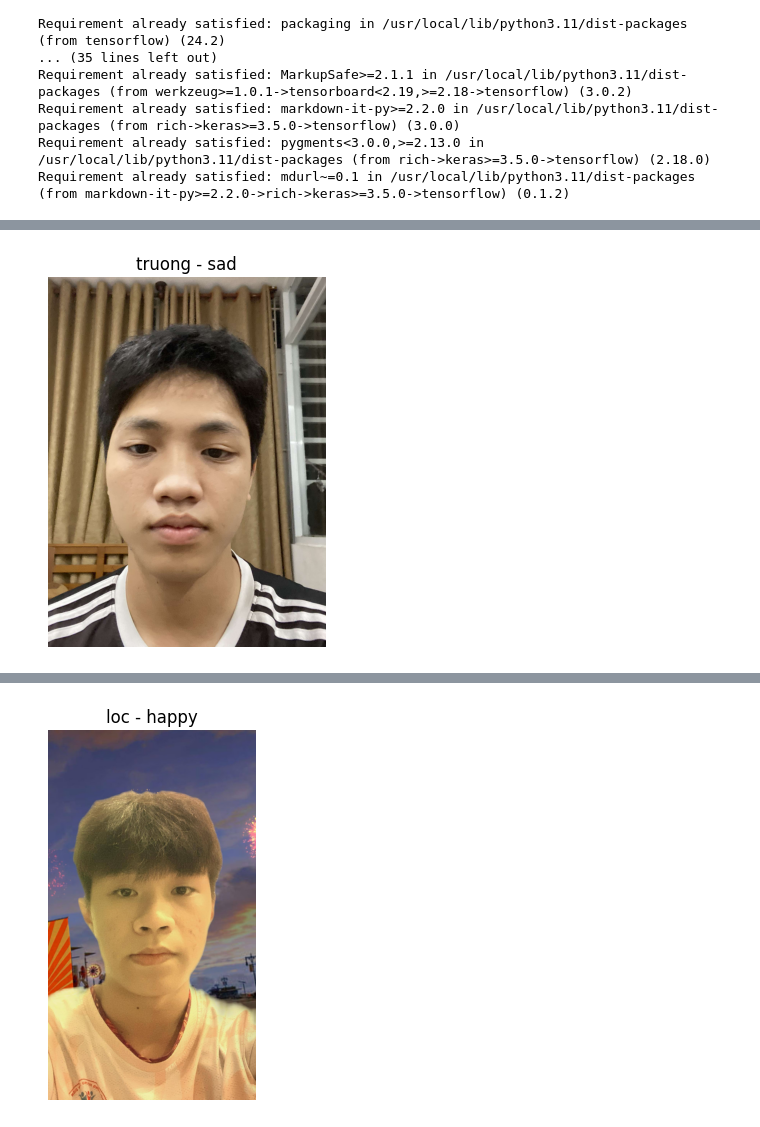
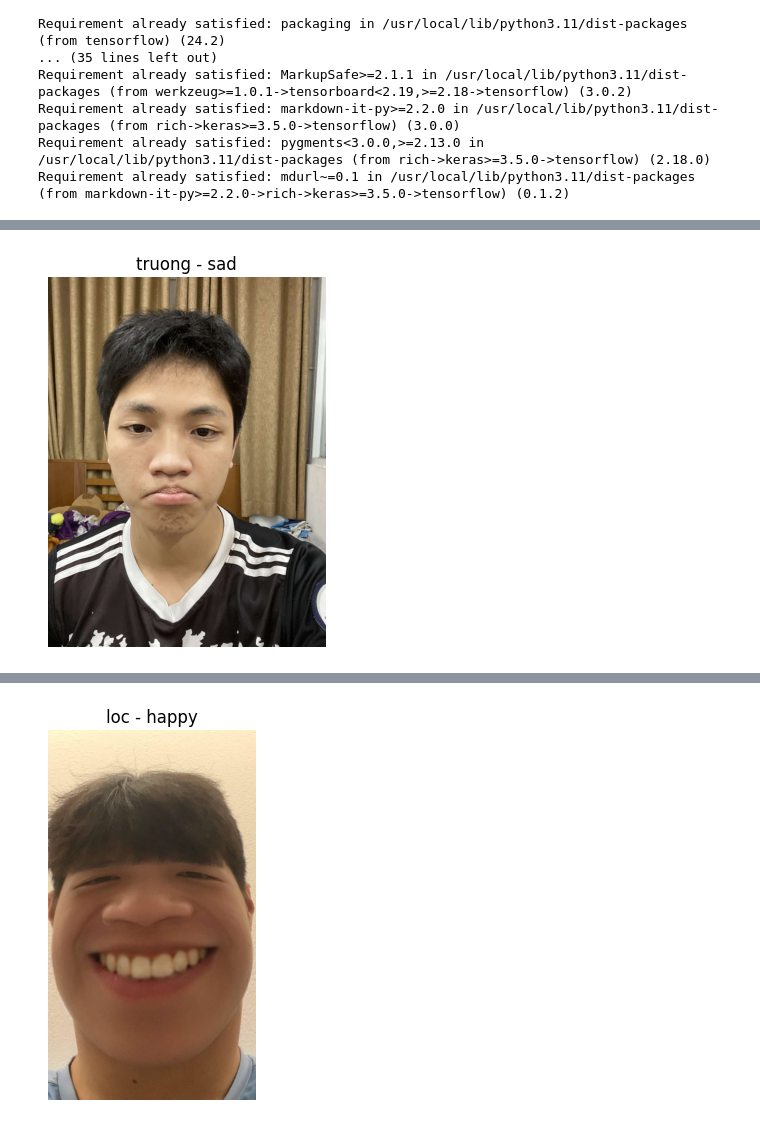
Before and after one commit to TQT2203/btvn, a Jupyter notebook: BTVN_AI.ipynb, the cells around one changed output, grey strips where cells are left out. Cells and saved outputs as stored; diff of their text form; code cells hidden in the pictures.

```diff
--- a/BTVN_AI.ipynb
+++ b/BTVN_AI.ipynb
@@ -105,11 +105,11 @@ def create_cnn(input_shape, num_classes):
 IMG_SIZE = 100
 
 print("🚀 Huấn luyện nhận diện người...")
-X_p, y_p, label_map_person, num_classes_person = load_dataset("/content/dataset/dataset_person", IMG_SIZE)
+X_p, y_p, label_map_person, num_classes_person = load_dataset("/content/dataset (1)/dataset_person", IMG_SIZE)
 X_train_p, X_test_p, y_train_p, y_test_p = train_test_split(X_p, y_p, test_size=0.2, random_state=42)
 
 model_person = create_cnn((IMG_SIZE, IMG_SIZE, 1), num_classes_person)
-model_person.fit(X_train_p, y_train_p, epochs=60, validation_data=(X_test_p, y_test_p))
+model_person.fit(X_train_p, y_train_p, epochs=100, validation_data=(X_test_p, y_test_p))
 model_person.save("model_person.h5")
 # %% [output]
 🚀 Huấn luyện nhận diện người...
@@ -134,10 +133,10 @@ WARNING:absl:You are saving your model as an HDF5 file via `model.save()` or `ke
 # %%
 print("\n🚀 Huấn luyện nhận diện cảm xúc...")
-X_e, y_e, label_map_emotion, num_classes_emotion = load_dataset("/content/dataset/dataset_emotion", IMG_SIZE)
+X_e, y_e, label_map_emotion, num_classes_emotion = load_dataset("/content/dataset (1)/dataset_emotion", IMG_SIZE)
 X_train_e, X_test_e, y_train_e, y_test_e = train_test_split(X_e, y_e, test_size=0.2, random_state=42)
 
 model_emotion = create_cnn((IMG_SIZE, IMG_SIZE, 1), num_classes_emotion)
-model_emotion.fit(X_train_e, y_train_e, epochs=100, validation_data=(X_test_e, y_test_e))
+model_emotion.fit(X_train_e, y_train_e, epochs=60, validation_data=(X_test_e, y_test_e))
 model_emotion.save("model_emotion.h5")
 # %% [output]
 🚀 Huấn luyện nhận diện cảm xúc...
@@ -160,7 +159,12 @@ Epoch 100/100
 WARNING:absl:You are saving your model as an HDF5 file via `model.save()` or `keras.saving.save_model(model)`. This file format is considered legacy. We recommend using instead the native Keras format ...
 # %%
 def predict_image(img_path):
+   # Add a check if the image is loaded correctly
     img = cv2.imread(img_path)
+    if img is None:
+        print(f"Error: Could not load image at path: {img_path}")
+        return  # Exit the function if image loading fails
+
     gray = cv2.cvtColor(img, cv2.COLOR_BGR2GRAY)
     face = cv2.resize(gray, (IMG_SIZE, IMG_SIZE))
     input_face = face.reshape(1, IMG_SIZE, IMG_SIZE, 1) / 255.0
@@ -176,7 +180,9 @@ def predict_image(img_path):
     plt.title(f"{name} - {emotion}")
     plt.axis("off")
     plt.show()
-predict_image("/Thái.jpg")
-predict_image("/Trường.jpg")
-predict_image("/Lộc.jpg")
+
+
+predict_image("/content/Thái.jpg")
+predict_image("/content/Trường sad.jpg")
+predict_image("/content/Lộc smile.jpg")
 # %% [output]
@@ -189,2 +195,2 @@ predict_image("/Lộc.jpg")
 👉 Đây là TRUONG và đang cảm thấy SAD
-[figure, old version]
+[figure, new version]
@@ -193,2 +199,2 @@ predict_image("/Lộc.jpg")
 👉 Đây là LOC và đang cảm thấy HAPPY
-[figure, old version]
+[figure, new version]
```
Also changed, not shown: parts of 4 cells of this notebook.
